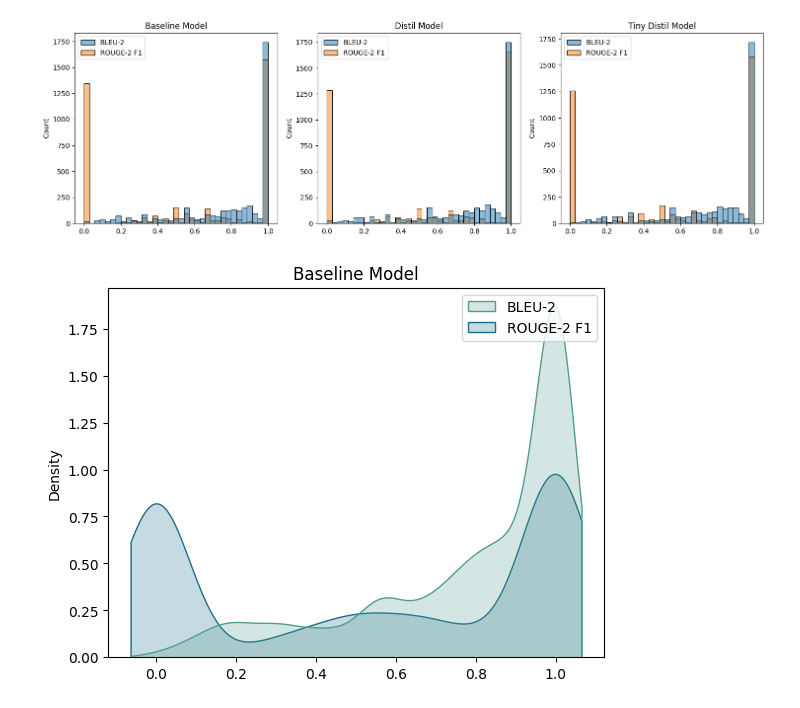
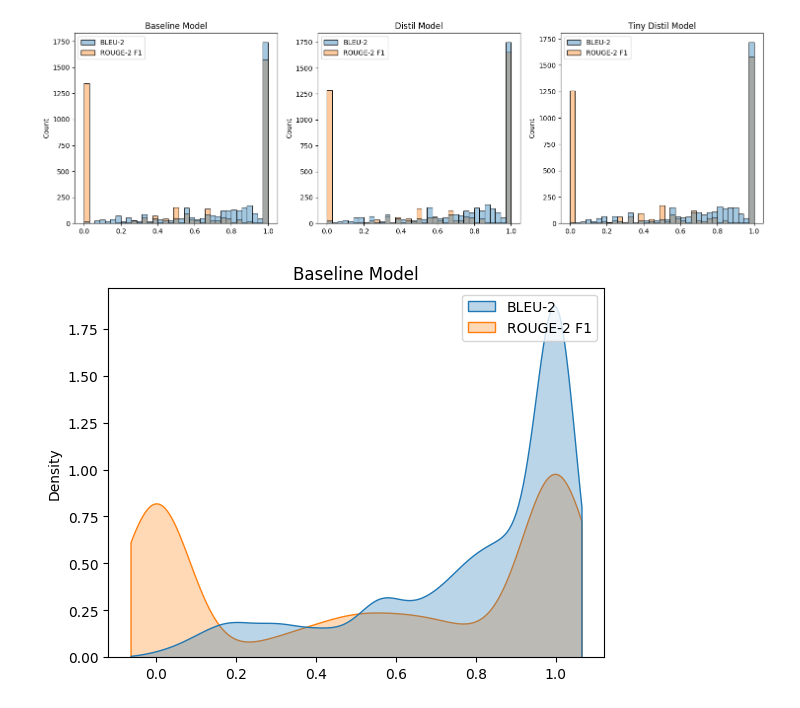
Before and after one commit to SOL1archive/KoGrammar, a Jupyter notebook: result-analysis.ipynb, the cells around one changed output. Cells and saved outputs as stored; diff of their text form; code cells hidden in the pictures.

```diff
--- a/result-analysis.ipynb
+++ b/result-analysis.ipynb
@@ -136,15 +138,15 @@ for i, (name, result_df) in enumerate(result_df_dict.items()):
 # %%
 name = 'Baseline Model'
 ax = sns.kdeplot(data=result_df_dict[name],
                  fill=True,
-                 palette="crest",
+                 alpha=0.3,
                  common_grid=True,
                  cut=1,
                  )
 
 _ = ax.set_title(name)
 # %% [output]
-[figure, old version]
+[figure, new version]
 # %%
 name = 'Distil Model'
 ax = sns.kdeplot(data=result_df_dict[name],
```
Also changed, not shown: parts of 8 cells of this notebook, 8 other files.
